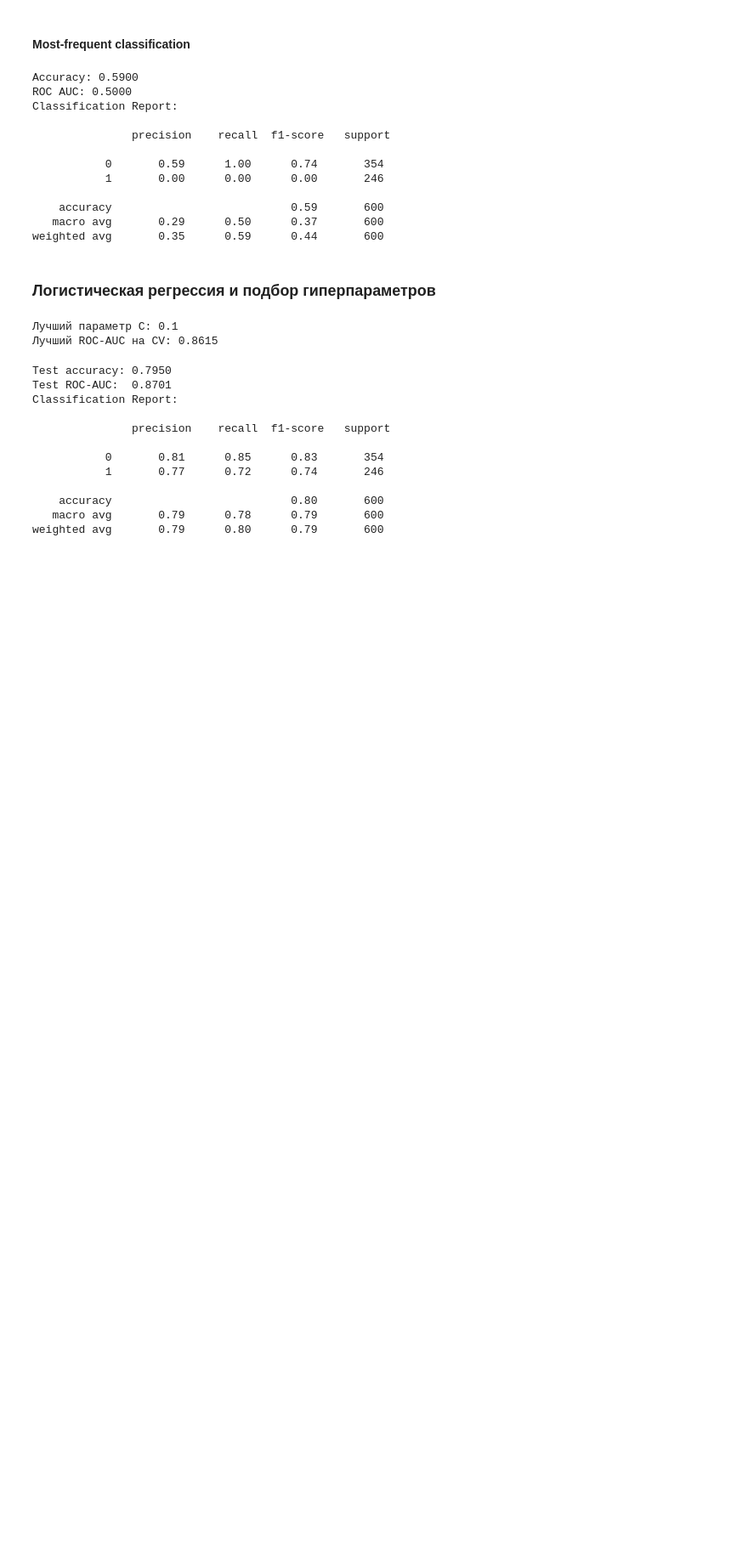
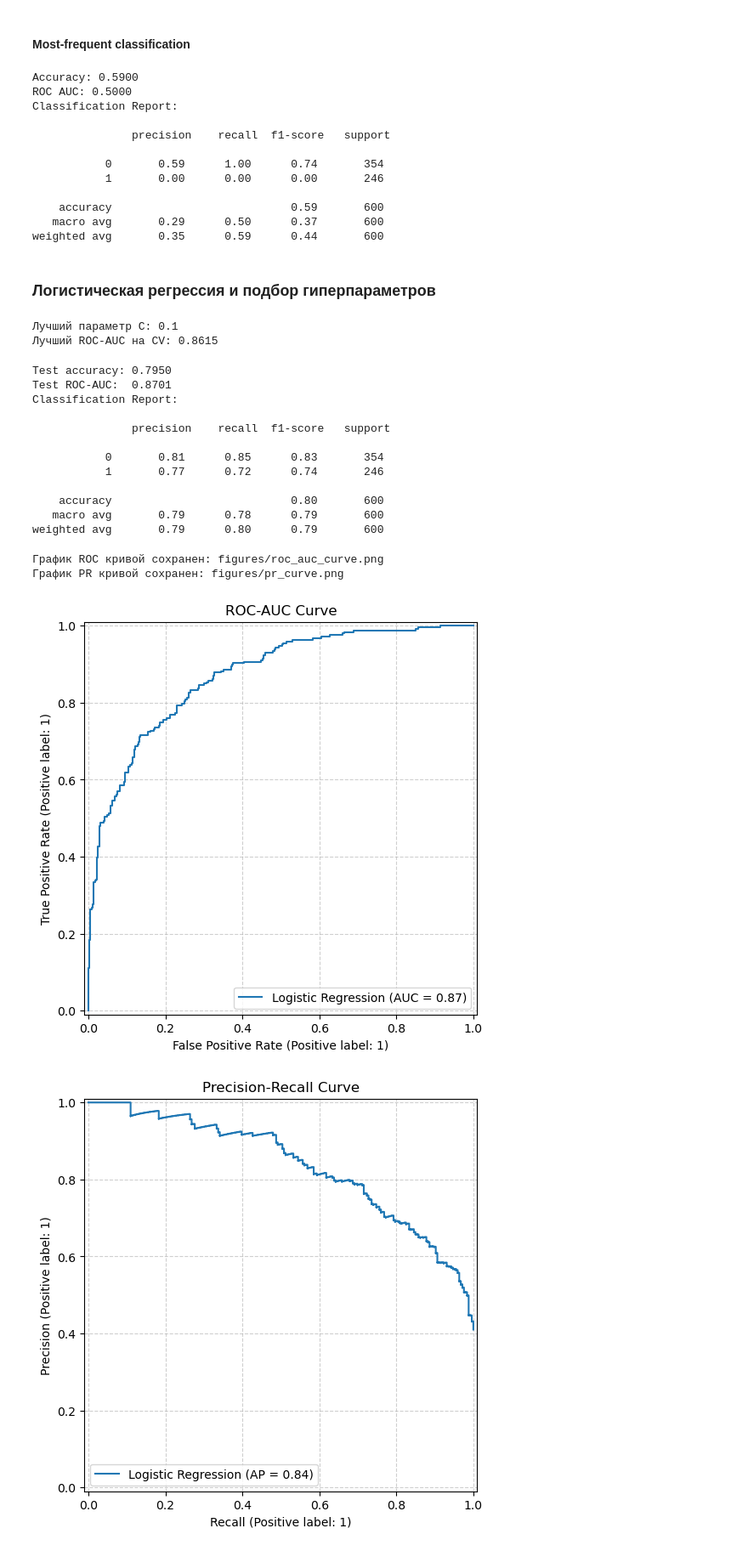
Before and after one commit to NikitaTropin3536/AI_Engineering, a Jupyter notebook: homeworks/HW05/HW05.ipynb, the cells around one changed output. Shown: that part at 85% size. Saved outputs shown, nothing was run; the diff lists cells and outputs as text; code cells hidden in the pictures; blank space fills up the shorter version.

```diff
--- a/homeworks/HW05/HW05.ipynb
+++ b/homeworks/HW05/HW05.ipynb
@@ -214,3 +214,36 @@ Classification Report:
     accuracy                           0.80       600
    macro avg       0.79      0.78      0.79       600
 weighted avg       0.79      0.80      0.79       600
+# %%
+import matplotlib.pyplot as plt
+import os
+from sklearn.metrics import RocCurveDisplay, PrecisionRecallDisplay
+
+output_dir = "figures/"
+
+# ROC-кривая
+fig, ax = plt.subplots(figsize=(8, 6))
+RocCurveDisplay.from_estimator(best_model, X_test, y_test, ax=ax, name="Logistic Regression")
+plt.title("ROC-AUC Curve")
+plt.grid(True, linestyle='--', alpha=0.6)
+
+roc_path = os.path.join(output_dir, "roc_auc_curve.png")
+plt.savefig(roc_path)
+print(f"График ROC кривой сохранен: {roc_path}")
+
+# PR-кривая
+fig2, ax2 = plt.subplots(figsize=(8, 6))
+PrecisionRecallDisplay.from_estimator(best_model, X_test, y_test, ax=ax2, name="Logistic Regression")
+plt.title("Precision-Recall Curve")
+plt.grid(True, linestyle='--', alpha=0.6)
+
+pr_path = os.path.join(output_dir, "pr_curve.png")
+plt.savefig(pr_path)
+print(f"График PR кривой сохранен: {pr_path}")
+
+plt.show()
+# %% [output]
+График ROC кривой сохранен: figures/roc_auc_curve.png
+График PR кривой сохранен: figures/pr_curve.png
+[figure, added]
+[figure, added]
```
Also changed, not shown: parts of 3 cells of this notebook, 2 other files.
